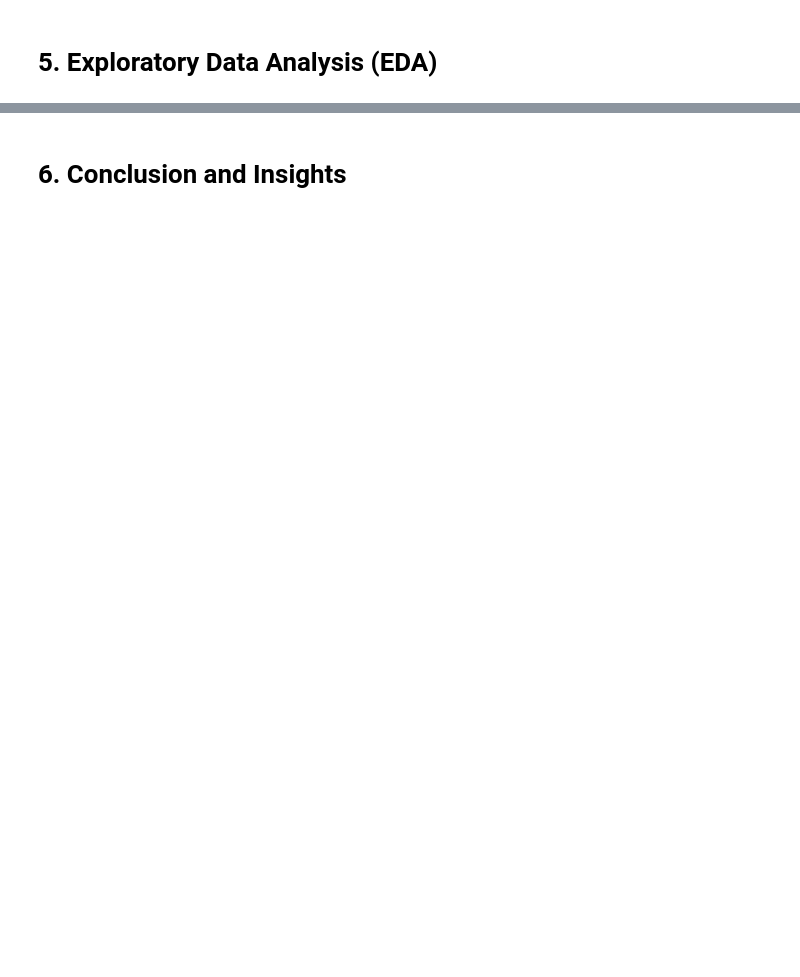
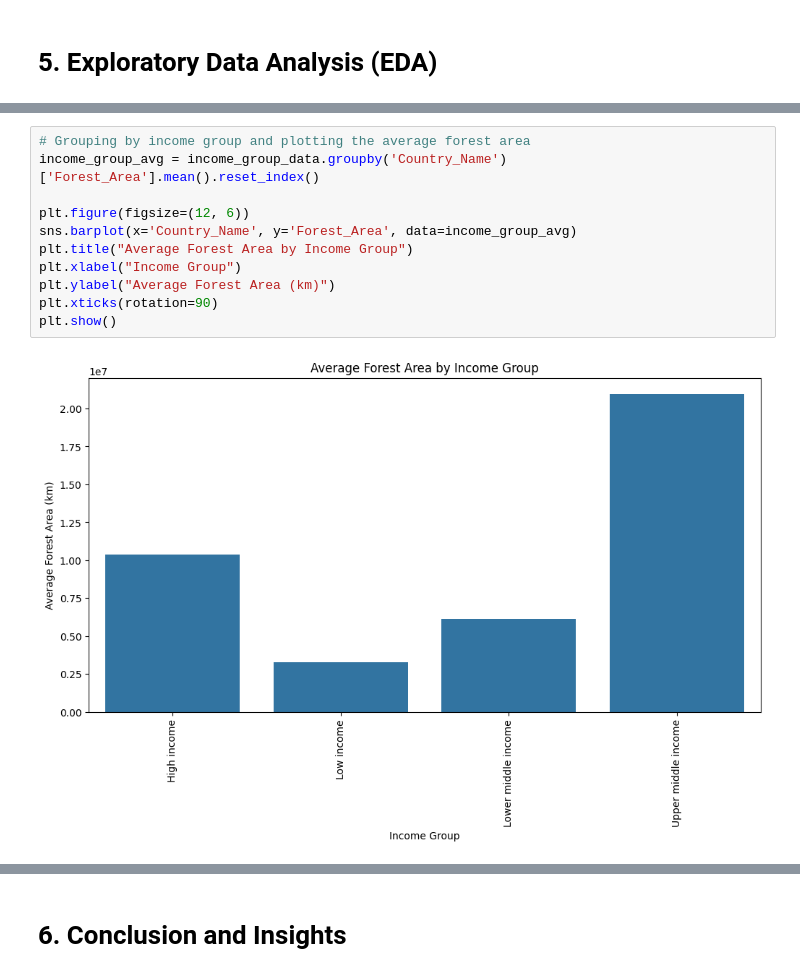
Before and after one commit to LaudRam/Python_Final_Project_ExploreAI, a Jupyter notebook: Python_Final_Project.ipynb, the cells around one changed output, grey strips where cells are left out. Cells and saved outputs as stored; diff of their text form; blank space fills up the shorter version.

```diff
--- a/Python_Final_Project.ipynb
+++ b/Python_Final_Project.ipynb
@@ -337,0 +499,13 @@ df_clean.head(2)
+# %%
+# Grouping by income group and plotting the average forest area
+income_group_avg = income_group_data.groupby('Country_Name')['Forest_Area'].mean().reset_index()
+
+plt.figure(figsize=(12, 6))
+sns.barplot(x='Country_Name', y='Forest_Area', data=income_group_avg)
+plt.title("Average Forest Area by Income Group")
+plt.xlabel("Income Group")
+plt.ylabel("Average Forest Area (km)")
+plt.xticks(rotation=90)
+plt.show()
+# %% [output]
+[figure, added]
```
Also changed, not shown: parts of 11 cells of this notebook.
